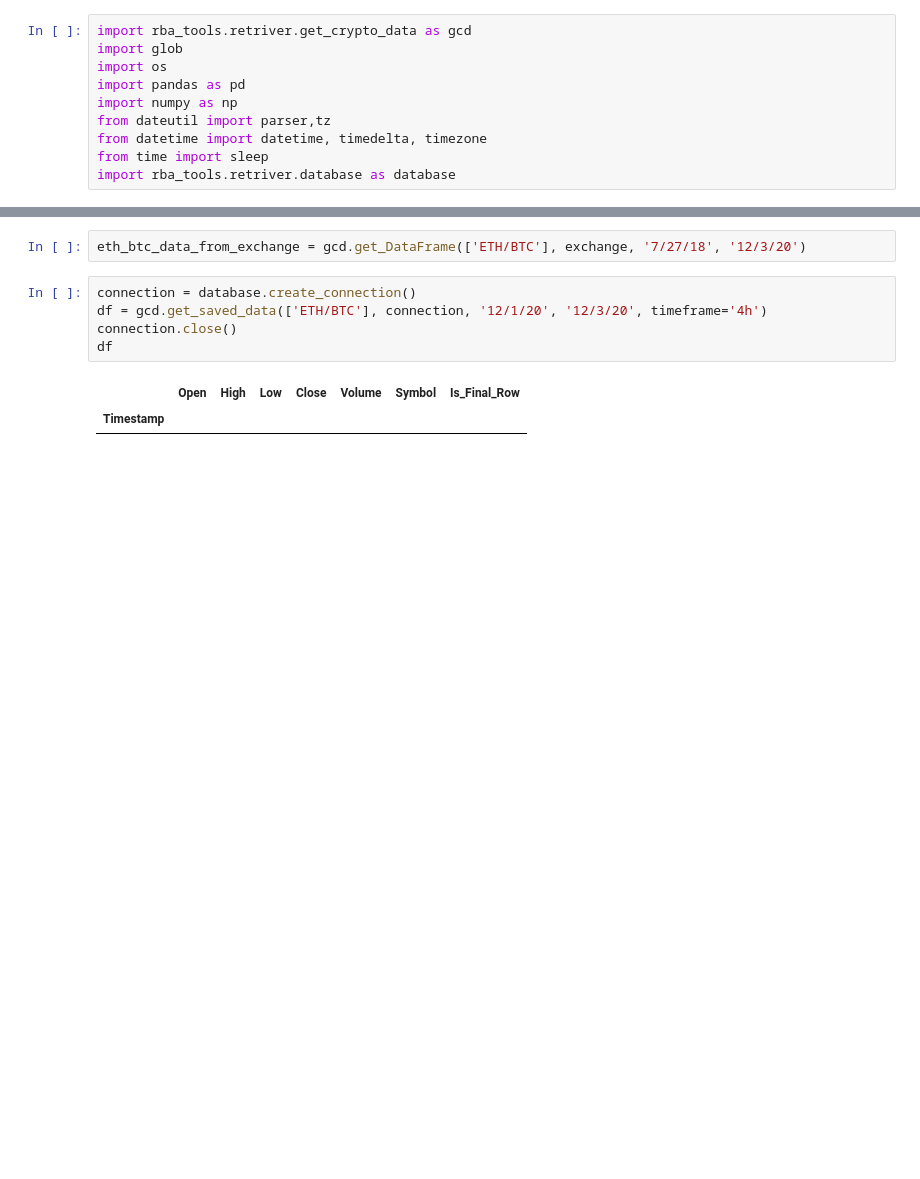
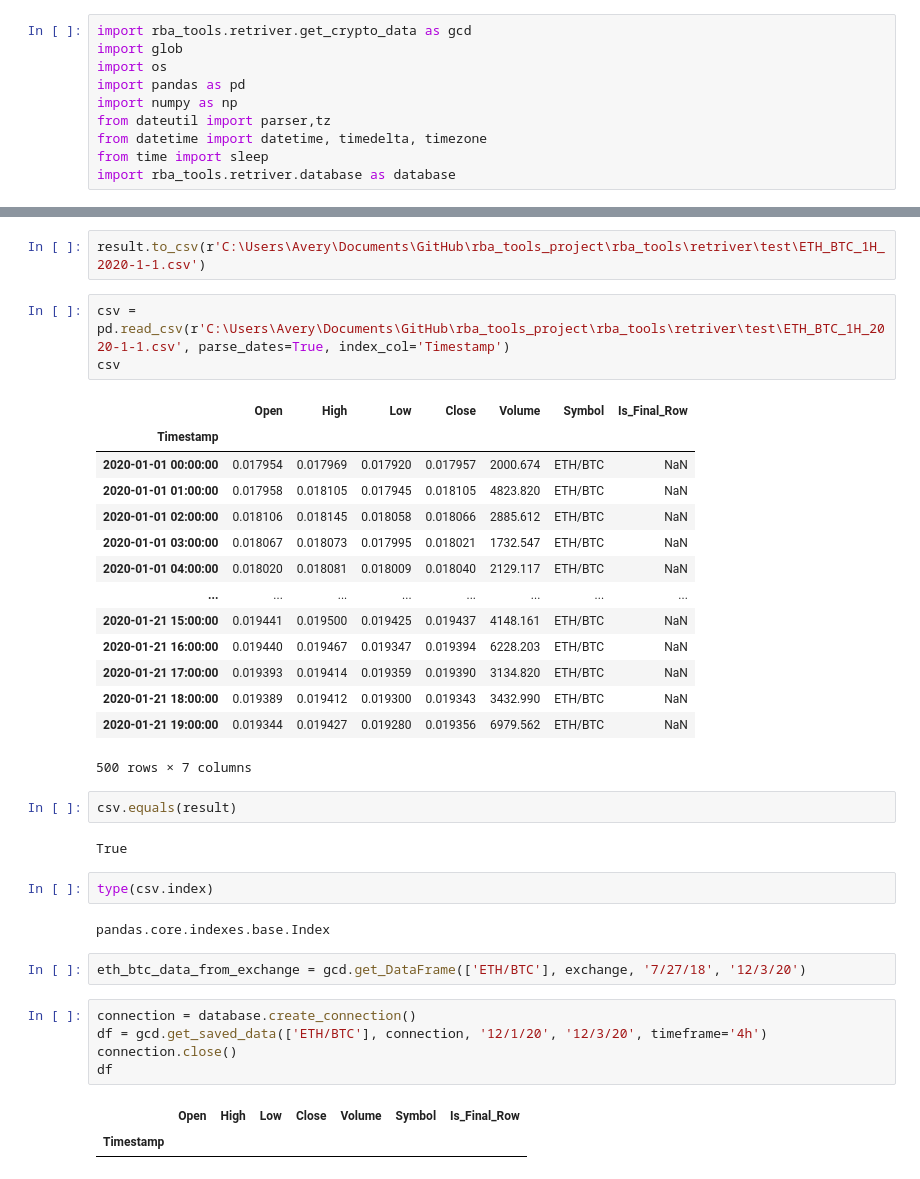
Before and after one commit to avepus/crypto-model, a Jupyter notebook: notebooks/building data retrieval.ipynb, the cells around one changed output, grey strips where cells are left out. Saved outputs shown, nothing was run; the diff lists cells and outputs as text; blank space fills up the shorter version.

```diff
--- a/notebooks/building data retrieval.ipynb
+++ b/notebooks/building data retrieval.ipynb
@@ -23,3 +36,31 @@ AttributeError: module 'rba_tools.retriver.get_crypto_data' has no attribute 'CC
+# %%
+result.to_csv(r'C:\Users\Avery\Documents\GitHub\rba_tools_project\rba_tools\retriver\test\ETH_BTC_1H_2020-1-1.csv')
+# %%
+csv = pd.read_csv(r'C:\Users\Avery\Documents\GitHub\rba_tools_project\rba_tools\retriver\test\ETH_BTC_1H_2020-1-1.csv', parse_dates=True, index_col='Timestamp')
+csv
+# %% [output]
+|  | Open | High | Low | Close | Volume | Symbol | Is_Final_Row |
+| Timestamp |  |  |  |  |  |  |  |
+| 2020-01-01 00:00:00 | 0.017954 | 0.017969 | 0.017920 | 0.017957 | 2000.674 | ETH/BTC | NaN |
+| 2020-01-01 01:00:00 | 0.017958 | 0.018105 | 0.017945 | 0.018105 | 4823.820 | ETH/BTC | NaN |
+| 2020-01-01 02:00:00 | 0.018106 | 0.018145 | 0.018058 | 0.018066 | 2885.612 | ETH/BTC | NaN |
+| 2020-01-01 03:00:00 | 0.018067 | 0.018073 | 0.017995 | 0.018021 | 1732.547 | ETH/BTC | NaN |
+| 2020-01-01 04:00:00 | 0.018020 | 0.018081 | 0.018009 | 0.018040 | 2129.117 | ETH/BTC | NaN |
+| ... | ... | ... | ... | ... | ... | ... | ... |
+| 2020-01-21 15:00:00 | 0.019441 | 0.019500 | 0.019425 | 0.019437 | 4148.161 | ETH/BTC | NaN |
+| 2020-01-21 16:00:00 | 0.019440 | 0.019467 | 0.019347 | 0.019394 | 6228.203 | ETH/BTC | NaN |
+| 2020-01-21 17:00:00 | 0.019393 | 0.019414 | 0.019359 | 0.019390 | 3134.820 | ETH/BTC | NaN |
+| 2020-01-21 18:00:00 | 0.019389 | 0.019412 | 0.019300 | 0.019343 | 3432.990 | ETH/BTC | NaN |
+| 2020-01-21 19:00:00 | 0.019344 | 0.019427 | 0.019280 | 0.019356 | 6979.562 | ETH/BTC | NaN |
+500 rows × 7 columns
+# %%
+csv.equals(result)
+# %% [output]
+True
+# %%
+type(csv.index)
+# %% [output]
+pandas.core.indexes.base.Index
 # %%
 eth_btc_data_from_exchange = gcd.get_DataFrame(['ETH/BTC'], exchange, '7/27/18', '12/3/20')
 # %%
```
Also changed, not shown: parts of 5 cells of this notebook, 3 other files.
